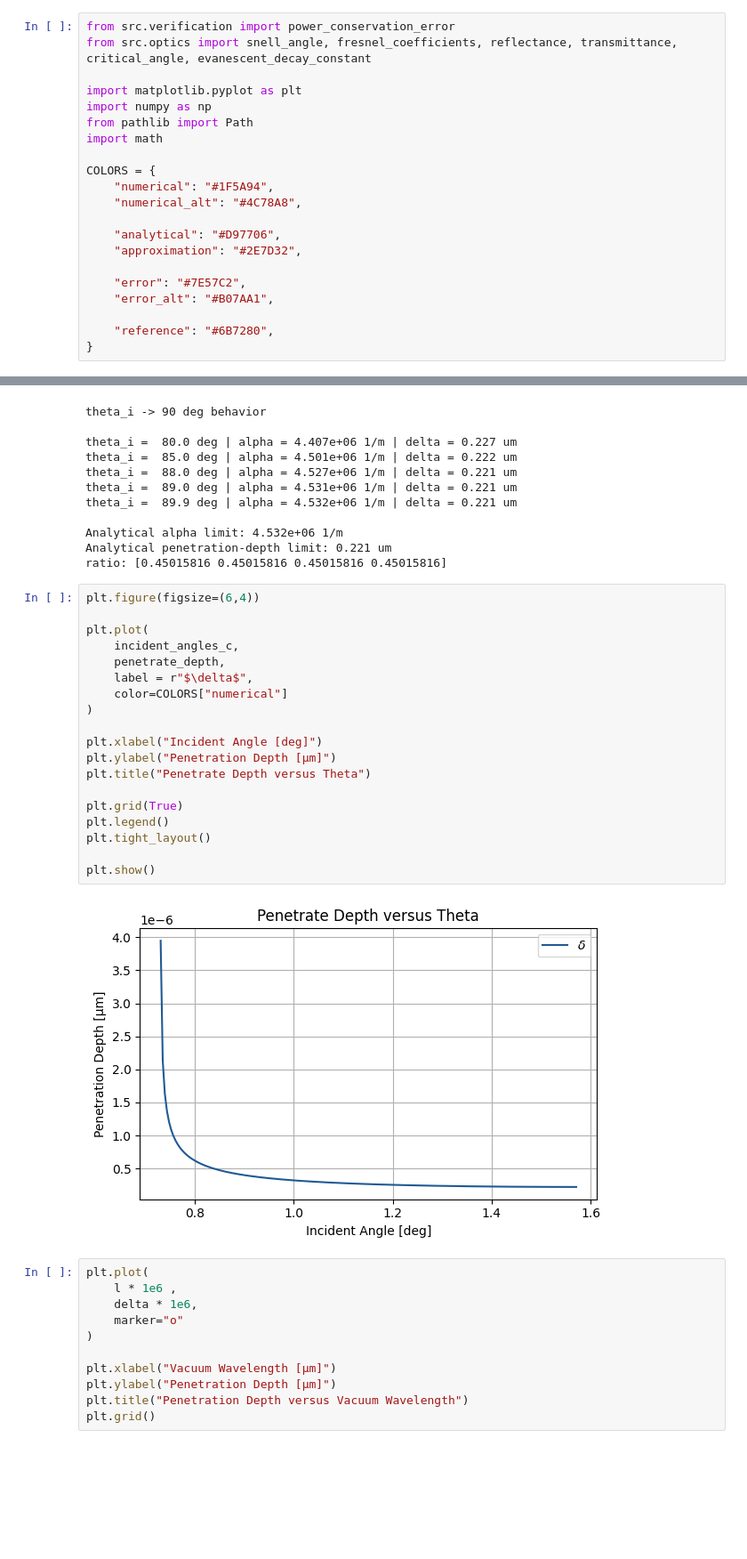
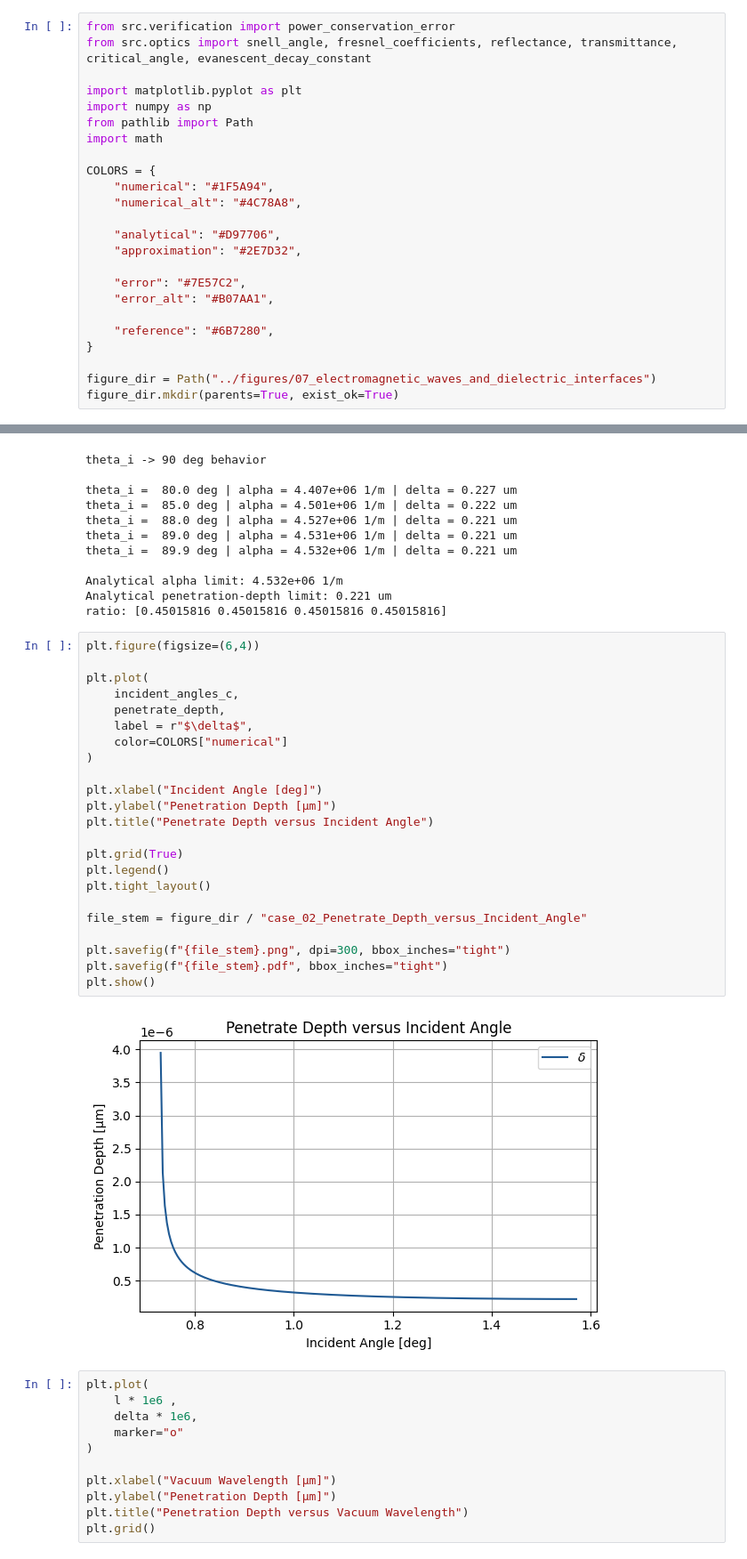
Before and after one commit to hyerim1212/maxwell-to-programmable-photonics, a Jupyter notebook: notebooks/07_electromagnetic_waves_and_dielectric_interfaces.ipynb, the cells around one changed output, grey strips where cells are left out. Shown at 89% size. Saved outputs shown, nothing was run; the diff lists cells and outputs as text; blank space fills up the shorter version.

Commit message:
save the figures

```diff
--- a/notebooks/07_electromagnetic_waves_and_dielectric_interfaces.ipynb
+++ b/notebooks/07_electromagnetic_waves_and_dielectric_interfaces.ipynb
@@ -383,6 +383,9 @@ COLORS = {
 
     "reference": "#6B7280",
 }
+
+figure_dir = Path("../figures/07_electromagnetic_waves_and_dielectric_interfaces")
+figure_dir.mkdir(parents=True, exist_ok=True)
 # %% [markdown]
 ---
 
@@ -884,24 +893,28 @@ ratio: [0.45015816 0.45015816 0.45015816 0.45015816]
 # %%
 plt.figure(figsize=(6,4))
 
 plt.plot(
     incident_angles_c,
     penetrate_depth,
     label = r"$\delta$",
     color=COLORS["numerical"]
 )
 
 plt.xlabel("Incident Angle [deg]")
 plt.ylabel("Penetration Depth [μm]")
-plt.title("Penetrate Depth versus Theta")
+plt.title("Penetrate Depth versus Incident Angle")
 
 plt.grid(True)
 plt.legend()
 plt.tight_layout()
 
+file_stem = figure_dir / "case_02_Penetrate_Depth_versus_Incident_Angle"
+
+plt.savefig(f"{file_stem}.png", dpi=300, bbox_inches="tight")
+plt.savefig(f"{file_stem}.pdf", bbox_inches="tight")
 plt.show()
 # %% [output]
-[figure, old version]
+[figure, new version]
 # %%
 plt.plot(
     l * 1e6 ,
```
Also changed, not shown: parts of 1 cell of this notebook, 4 other files.
